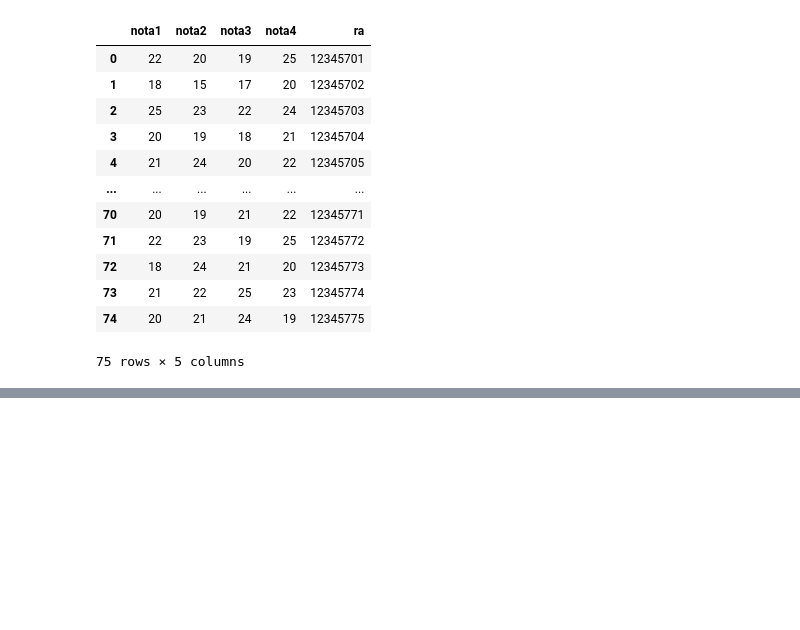
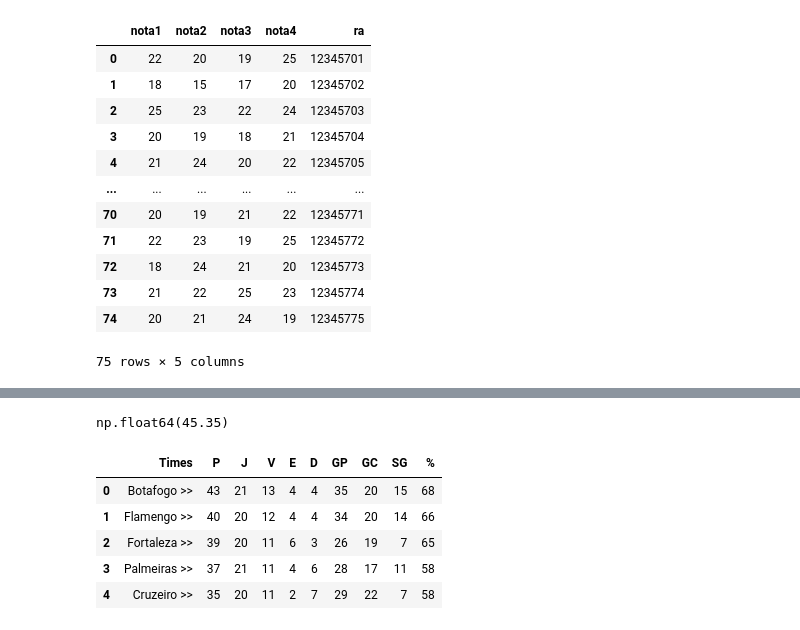
Before and after one commit to Lafaietepedro/projetofinal_tarde, a Jupyter notebook: notebook_tarde.ipynb, the cells around one changed output, grey strips where cells are left out. Saved outputs shown, nothing was run; the diff lists cells and outputs as text; code cells hidden in the pictures; blank space fills up the shorter version.

```diff
--- a/notebook_tarde.ipynb
+++ b/notebook_tarde.ipynb
@@ -355,0 +518,15 @@ resultado_selecionado2
+# %%
+df_tabela_seriea['%'].mean()
+# %% [output]
+np.float64(45.35)
+# %%
+df_tabela_seriea.rename(columns={'Times.2': 'Times'},inplace=True)
+# %%
+df_tabela_seriea.head()
+# %% [output]
+|  | Times | P | J | V | E | D | GP | GC | SG | % |
+| 0 | Botafogo >> | 43 | 21 | 13 | 4 | 4 | 35 | 20 | 15 | 68 |
+| 1 | Flamengo >> | 40 | 20 | 12 | 4 | 4 | 34 | 20 | 14 | 66 |
+| 2 | Fortaleza >> | 39 | 20 | 11 | 6 | 3 | 26 | 19 | 7 | 65 |
+| 3 | Palmeiras >> | 37 | 21 | 11 | 4 | 6 | 28 | 17 | 11 | 58 |
+| 4 | Cruzeiro >> | 35 | 20 | 11 | 2 | 7 | 29 | 22 | 7 | 58 |
```
Also changed, not shown: parts of 15 cells of this notebook, 1 other file.
